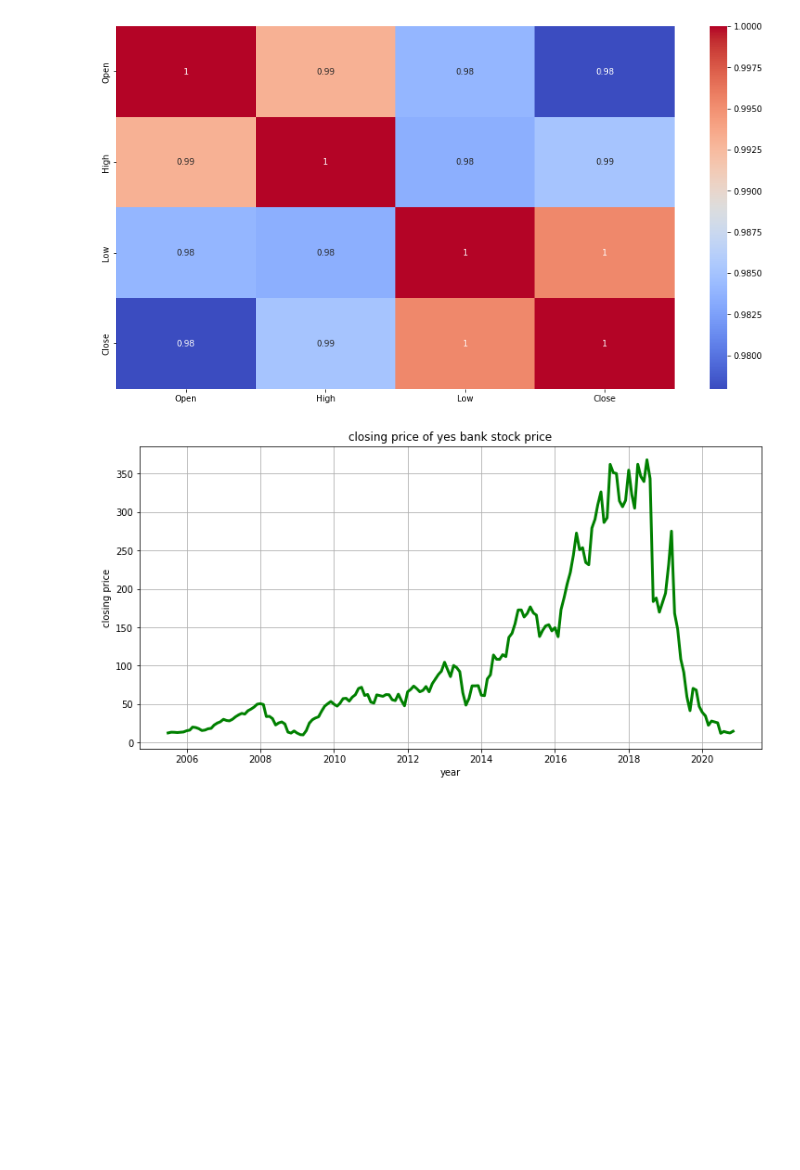
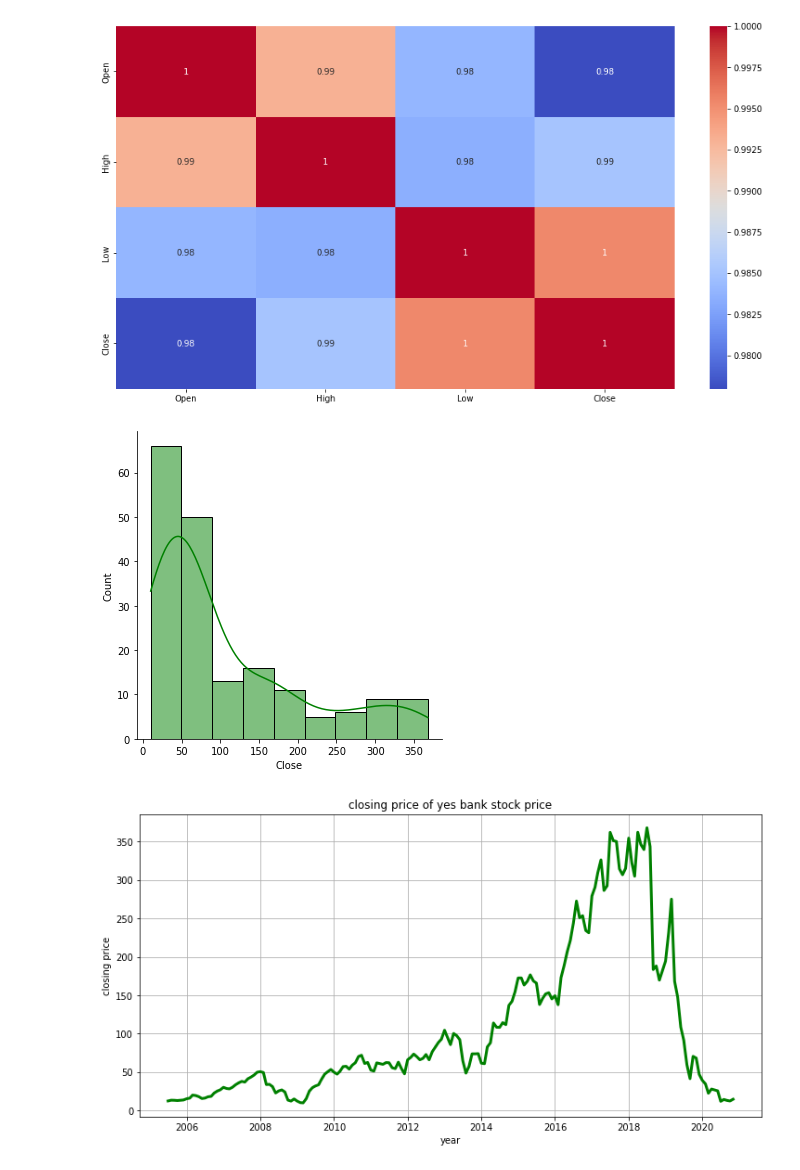
Before and after one commit to shaad4224/yes_Bank_Stock_Closing_Price_Prediction, a Jupyter notebook: yes_Bank_Stock_Closing_Price_Prediction.ipynb, the cells around one changed output. Saved outputs shown, nothing was run; the diff lists cells and outputs as text; code cells hidden in the pictures; blank space fills up the shorter version.

```diff
--- a/yes_Bank_Stock_Closing_Price_Prediction.ipynb
+++ b/yes_Bank_Stock_Closing_Price_Prediction.ipynb
@@ -159,6 +159,11 @@ sns.heatmap(abs(correlation),annot=True,cmap='coolwarm')
 # %% [output]
 <Axes: >
 [figure]
+# %%
+sns.displot(df['Close'],kde=True,color='g')
+plt.show()
+# %% [output]
+[figure, added]
 # %%
 plt.figure(figsize=(12,6))
 plt.plot(df['Date'],df['Close'],color='green',linewidth=3)
```
Also changed, not shown: parts of 3 cells of this notebook.
